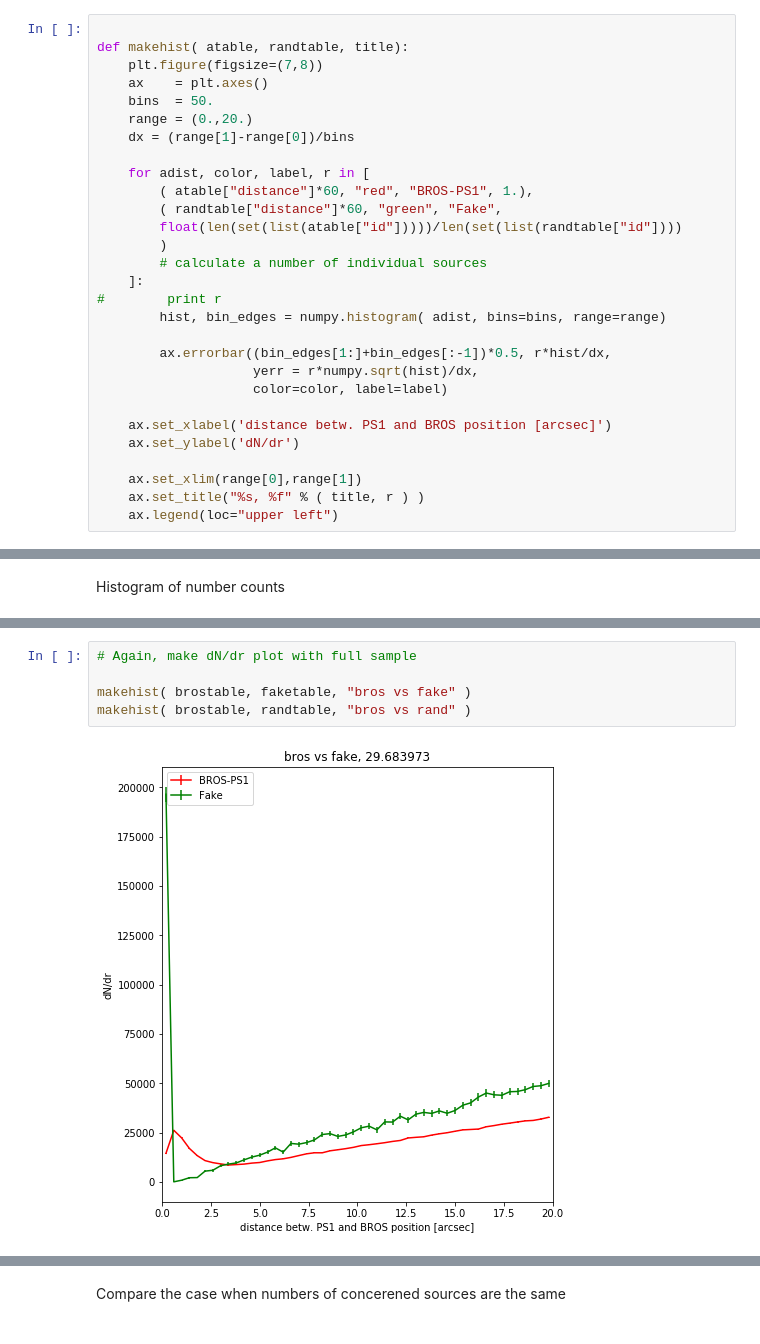
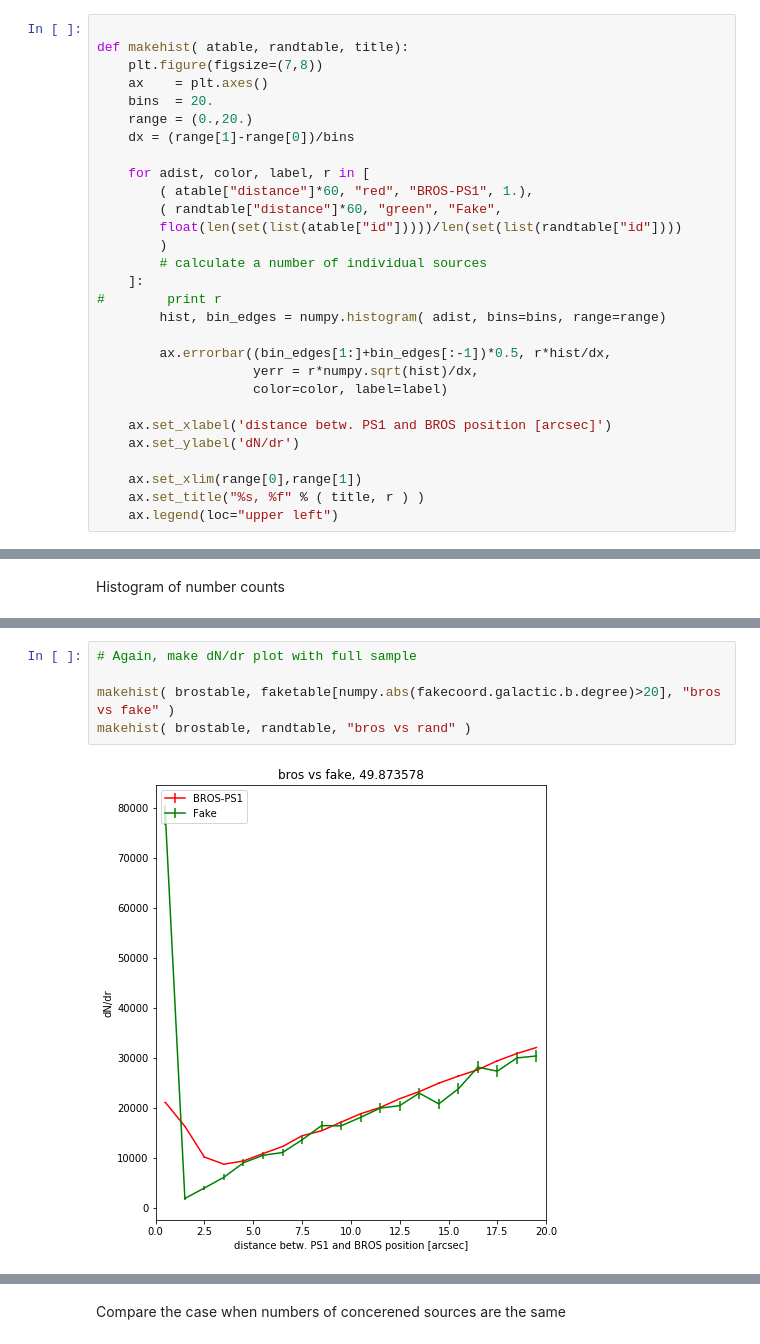
Before and after one commit to youtsumi/BROS, a Jupyter notebook: dNdr.ipynb, the cells around one changed output, grey strips where cells are left out. Saved outputs shown, nothing was run; the diff lists cells and outputs as text.

```diff
--- a/dNdr.ipynb
+++ b/dNdr.ipynb
@@ -136,7 +136,7 @@ randtable = randtable[
 def makehist( atable, randtable, title):
     plt.figure(figsize=(7,8))
     ax    = plt.axes()
-    bins  = 50.
+    bins  = 20.
     range = (0.,20.)
     dx = (range[1]-range[0])/bins
 
@@ -287,7 +288,7 @@ Text(0.5,0,'count')
 # %%
 # Again, make dN/dr plot with full sample
 
-makehist( brostable, faketable, "bros vs fake" )
+makehist( brostable, faketable[numpy.abs(fakecoord.galactic.b.degree)>20], "bros vs fake" )
 makehist( brostable, randtable, "bros vs rand" )
 # %% [output]
-[figure, old version]
+[figure, new version]
```
Also changed, not shown: parts of 7 cells of this notebook.
